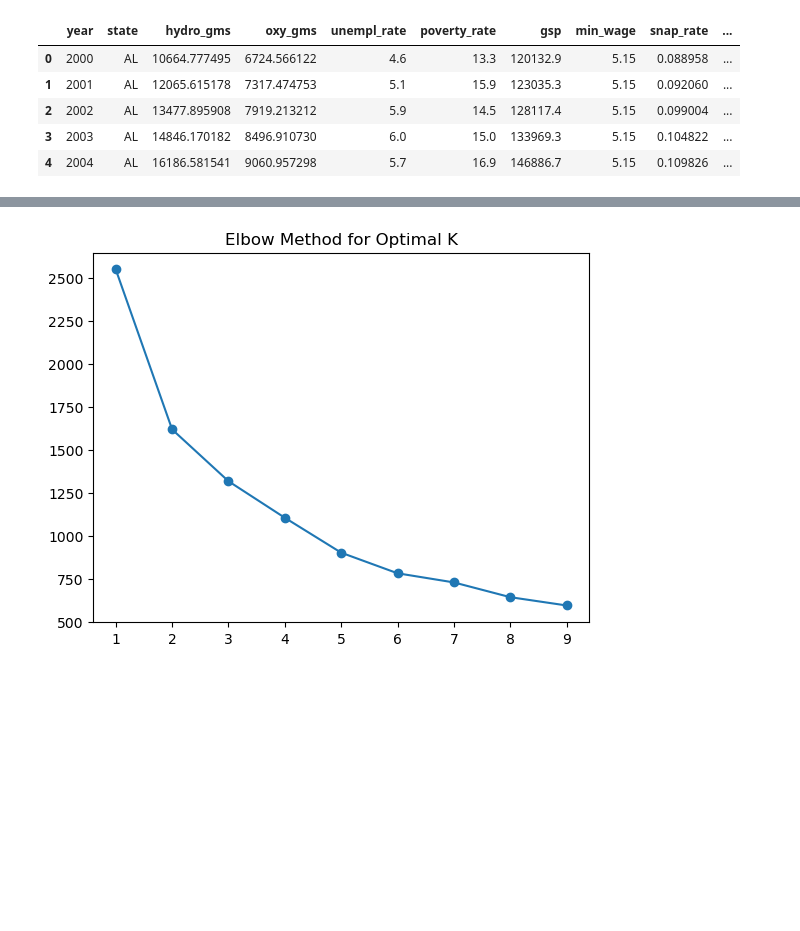
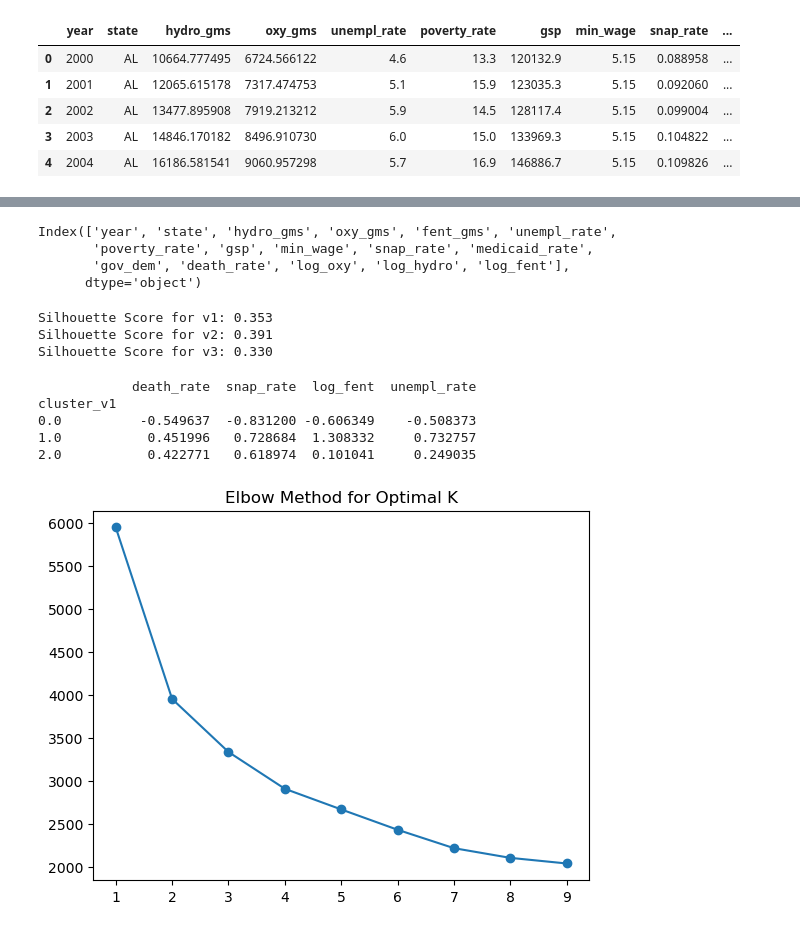
Before and after one commit to amberteetsel/substance-abuse-predictions, a Jupyter notebook: src/models/death_rate_models.ipynb, the cells around one changed output, grey strips where cells are left out. Saved outputs shown, nothing was run; the diff lists cells and outputs as text; code cells hidden in the pictures; blank space fills up the shorter version.

Commit message:
finding best feature sets for clustering

```diff
--- a/src/models/death_rate_models.ipynb
+++ b/src/models/death_rate_models.ipynb
@@ -184,22 +212,85 @@ Lagged Model R-Squared: 0.8035
+# %%
+df.columns
+# %% [output]
+Index(['year', 'state', 'hydro_gms', 'oxy_gms', 'fent_gms', 'unempl_rate',
+       'poverty_rate', 'gsp', 'min_wage', 'snap_rate', 'medicaid_rate',
+       'gov_dem', 'death_rate', 'log_oxy', 'log_hydro', 'log_fent'],
+      dtype='object')
+# %%
+feature_sets = {
+    "v1_all_drugs": ['log_oxy', 'log_hydro', 'log_fent', 'snap_rate'],
+    "v2_economic_focus": ['log_oxy', 'snap_rate', 'unempl_rate', 'gsp'],
+    "v3_policy_risk": ['log_fent', 'snap_rate', 'min_wage', 'gov_dem']
+}
+
+def run_clustering(df, features, k=3):
+    # Prepare data
+    data = df[features].dropna()
+    scaler = StandardScaler()
+    scaled_data = scaler.fit_transform(data)
+
+    # Fit Model
+    kmeans = KMeans(n_clusters=k, random_state=42, n_init=10)
+    clusters = kmeans.fit_predict(scaled_data)
+
+    # Score it
+    score = silhouette_score(scaled_data, clusters)
+    return clusters, score, data.index
+
+# Test Version 1
+features = feature_sets["v1_all_drugs"]
+clusters, sil_score, idx = run_clustering(df, features, k=3)
+df.loc[idx, 'cluster_v1'] = clusters
+
+print(f"Silhouette Score for v1: {sil_score:.3f}")
+
+# Test Version 2
+features = feature_sets["v2_economic_focus"]
+clusters, sil_score, idx = run_clustering(df, features, k=3)
+df.loc[idx, 'cluster_v2'] = clusters
+
+print(f"Silhouette Score for v2: {sil_score:.3f}")
+
+# Test Version 3
+features = feature_sets["v3_policy_risk"]
+clusters, sil_score, idx = run_clustering(df, features, k=3)
+df.loc[idx, 'cluster_v3'] = clusters
+
+print(f"Silhouette Score for v3: {sil_score:.3f}")
+# %% [output]
+Silhouette Score for v1: 0.353
+Silhouette Score for v2: 0.391
+Silhouette Score for v3: 0.330
+# %%
+# Group by the new clusters to see the "Story" of each group
+analysis = df.groupby('cluster_v1')[['death_rate', 'snap_rate', 'log_fent', 'unempl_rate']].mean()
+print(analysis)
+# %% [output]
+            death_rate  snap_rate  log_fent  unempl_rate
+cluster_v1
+0.0          -0.549637  -0.831200 -0.606349    -0.508373
+1.0           0.451996   0.728684  1.308332     0.732757
+2.0           0.422771   0.618974  0.101041     0.249035
 # %%
 from sklearn.cluster import KMeans
 import matplotlib.pyplot as plt
 
 # 1. Select the features (use the scaled versions!)
-cluster_features = ['log_oxy', 'poverty_rate', 'death_rate']
+cluster_features = ['log_oxy', 'log_hydro', 'log_fent', 'unempl_rate', 'snap_rate',
+                    'gsp', 'death_rate']
 X = df[cluster_features]
 
 # 2. Use the "Elbow Method" to find the right number of clusters
 inertia = []
 for k in range(1, 10):
     kmeans = KMeans(n_clusters=k, random_state=42).fit(X)
     inertia.append(kmeans.inertia_)
 
 plt.plot(range(1, 10), inertia, marker='o')
 plt.title('Elbow Method for Optimal K')
 plt.show()
 # %% [output]
-[figure, old version]
+[figure, new version]
 # %%
 from scipy.cluster.hierarchy import dendrogram, linkage
 
```
Also changed, not shown: parts of 17 cells of this notebook.
